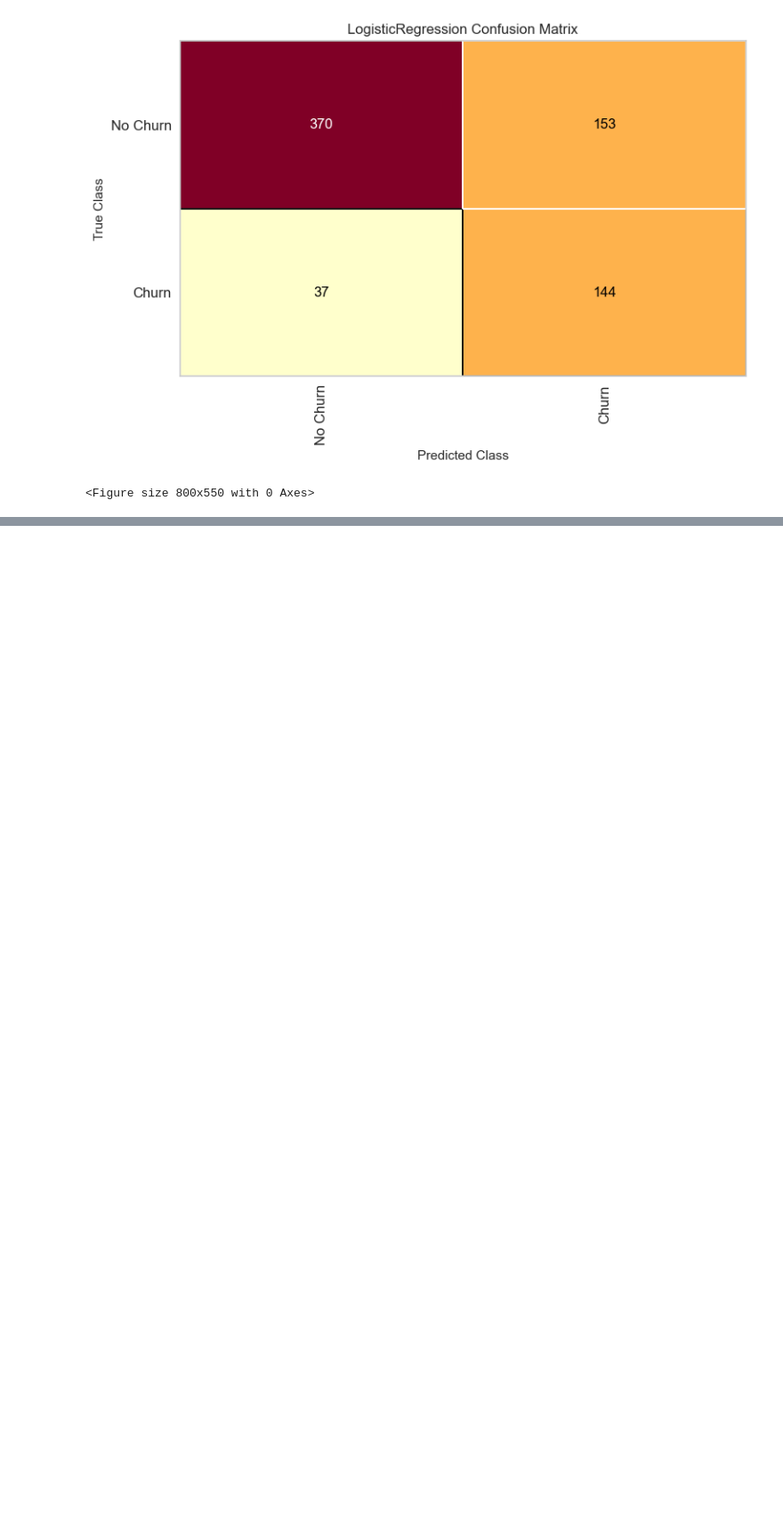
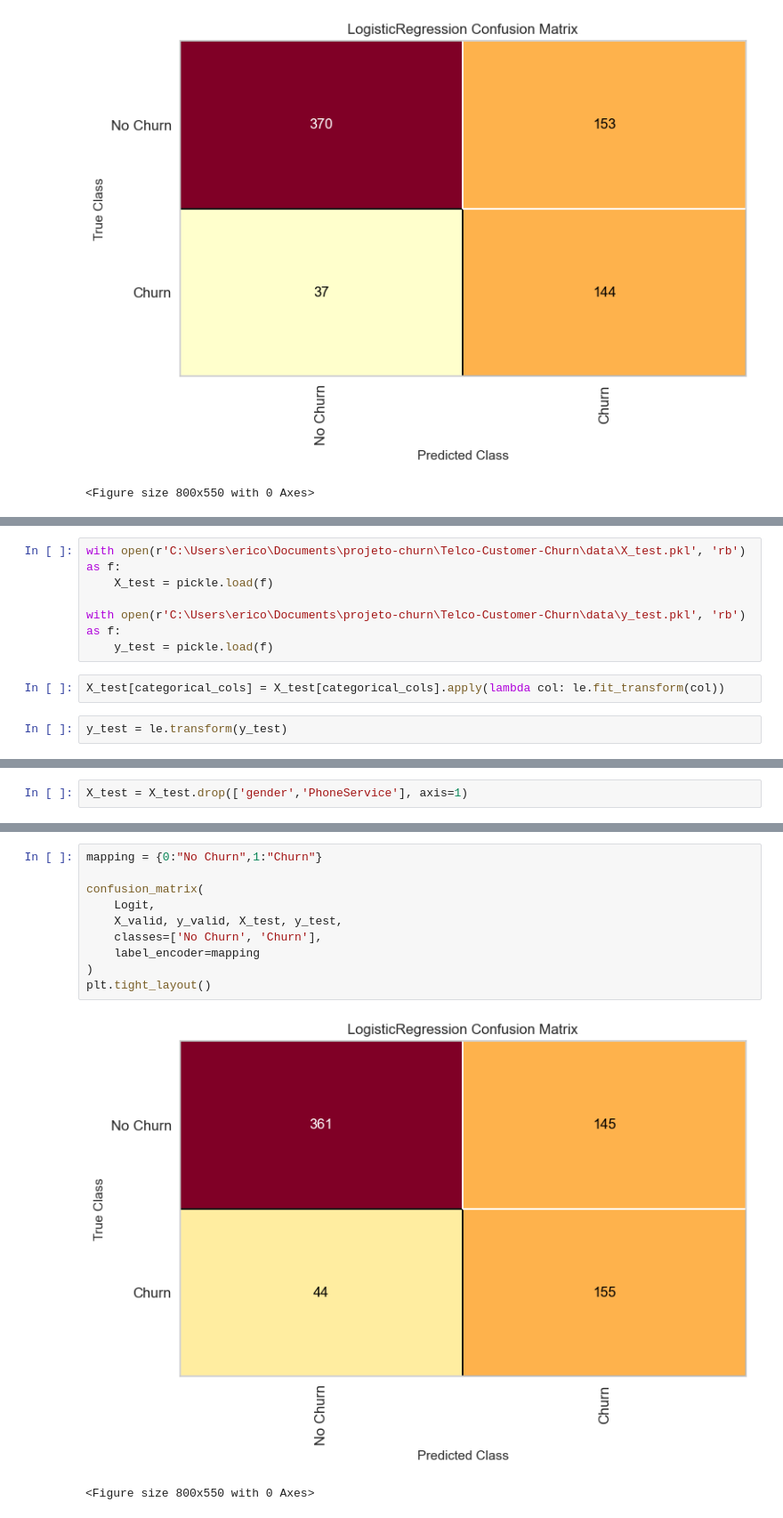
Before and after one commit to Eric-Oliveira-ds/Telco-Customer-Churn, a Jupyter notebook: notebook/modeling.ipynb, the cells around one changed output, grey strips where cells are left out. Shown at 89% size. Drawn from its saved outputs; the diff is of its cells as text; blank space fills up the shorter version.

```diff
--- a/notebook/modeling.ipynb
+++ b/notebook/modeling.ipynb
@@ -330,0 +413,10 @@ visualizer.show()
+# %%
+with open(r'C:\Users\erico\Documents\projeto-churn\Telco-Customer-Churn\data\X_test.pkl', 'rb') as f:
+    X_test = pickle.load(f)
+
+with open(r'C:\Users\erico\Documents\projeto-churn\Telco-Customer-Churn\data\y_test.pkl', 'rb') as f:
+    y_test = pickle.load(f)
+# %%
+X_test[categorical_cols] = X_test[categorical_cols].apply(lambda col: le.fit_transform(col))
+# %%
+y_test = le.transform(y_test)
@@ -330,0 +434,2 @@ visualizer.show()
+# %%
+X_test = X_test.drop(['gender','PhoneService'], axis=1)
@@ -330,0 +449,13 @@ visualizer.show()
+# %%
+mapping = {0:"No Churn",1:"Churn"}
+
+confusion_matrix(
+    Logit,
+    X_valid, y_valid, X_test, y_test,
+    classes=['No Churn', 'Churn'],
+    label_encoder=mapping
+)
+plt.tight_layout()
+# %% [output]
+[figure, added]
+<Figure size 800x550 with 0 Axes>
```
Also changed, not shown: parts of 50 cells of this notebook.
